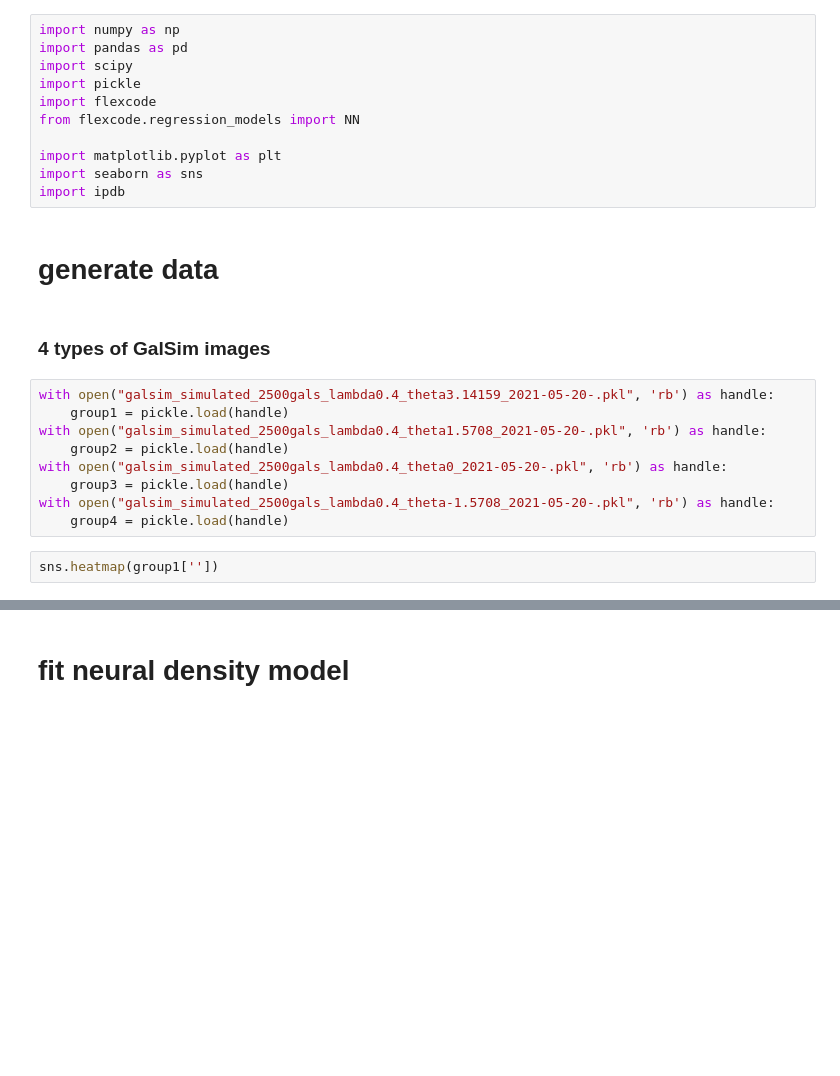
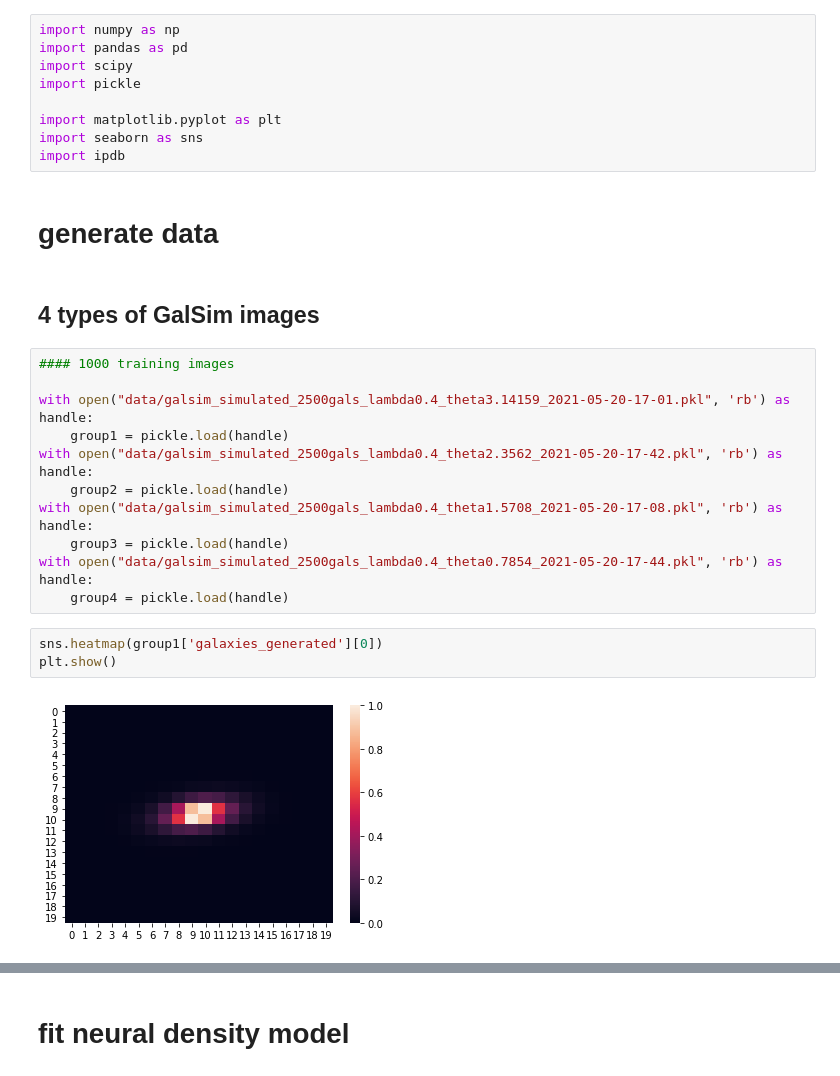
Before and after one commit to zhao-david/CDE-conformal, a Jupyter notebook: image_example/image_toy_ex_v1.ipynb, the cells around one changed output, grey strips where cells are left out. Cells and saved outputs as stored; diff of their text form; blank space fills up the shorter version.

```diff
--- a/image_example/image_toy_ex_v1.ipynb
+++ b/image_example/image_toy_ex_v1.ipynb
@@ -3,8 +3,6 @@ import numpy as np
 import pandas as pd
 import scipy
 import pickle
-import flexcode
-from flexcode.regression_models import NN
 
 import matplotlib.pyplot as plt
 import seaborn as sns
@@ -12,16 +10,21 @@ import ipdb
 # %% [markdown]
 # generate data
 # %% [markdown]
-### 4 types of GalSim images
+## 4 types of GalSim images
 # %%
-with open("galsim_simulated_2500gals_lambda0.4_theta3.14159_2021-05-20-.pkl", 'rb') as handle:
+#### 1000 training images
+
+with open("data/galsim_simulated_2500gals_lambda0.4_theta3.14159_2021-05-20-17-01.pkl", 'rb') as handle:
     group1 = pickle.load(handle)
-with open("galsim_simulated_2500gals_lambda0.4_theta1.5708_2021-05-20-.pkl", 'rb') as handle:
+with open("data/galsim_simulated_2500gals_lambda0.4_theta2.3562_2021-05-20-17-42.pkl", 'rb') as handle:
     group2 = pickle.load(handle)
-with open("galsim_simulated_2500gals_lambda0.4_theta0_2021-05-20-.pkl", 'rb') as handle:
+with open("data/galsim_simulated_2500gals_lambda0.4_theta1.5708_2021-05-20-17-08.pkl", 'rb') as handle:
     group3 = pickle.load(handle)
-with open("galsim_simulated_2500gals_lambda0.4_theta-1.5708_2021-05-20-.pkl", 'rb') as handle:
+with open("data/galsim_simulated_2500gals_lambda0.4_theta0.7854_2021-05-20-17-44.pkl", 'rb') as handle:
     group4 = pickle.load(handle)
 # %%
-sns.heatmap(group1[''])
+sns.heatmap(group1['galaxies_generated'][0])
+plt.show()
+# %% [output]
+[figure, added]
 # %%
```
Also changed, not shown: parts of 20 cells of this notebook.
